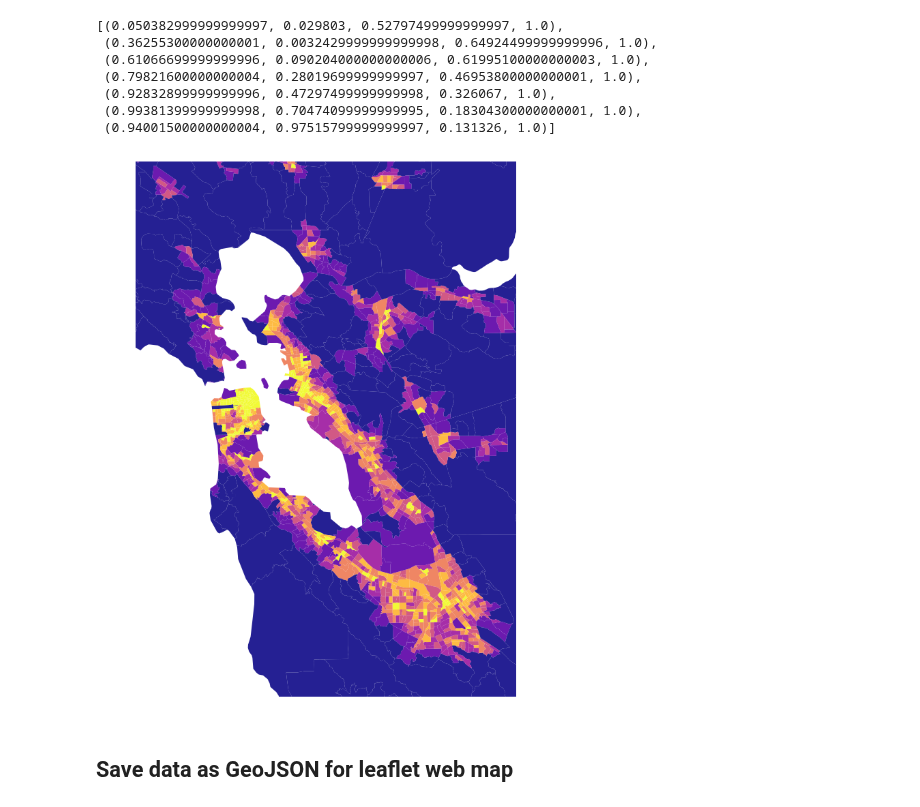
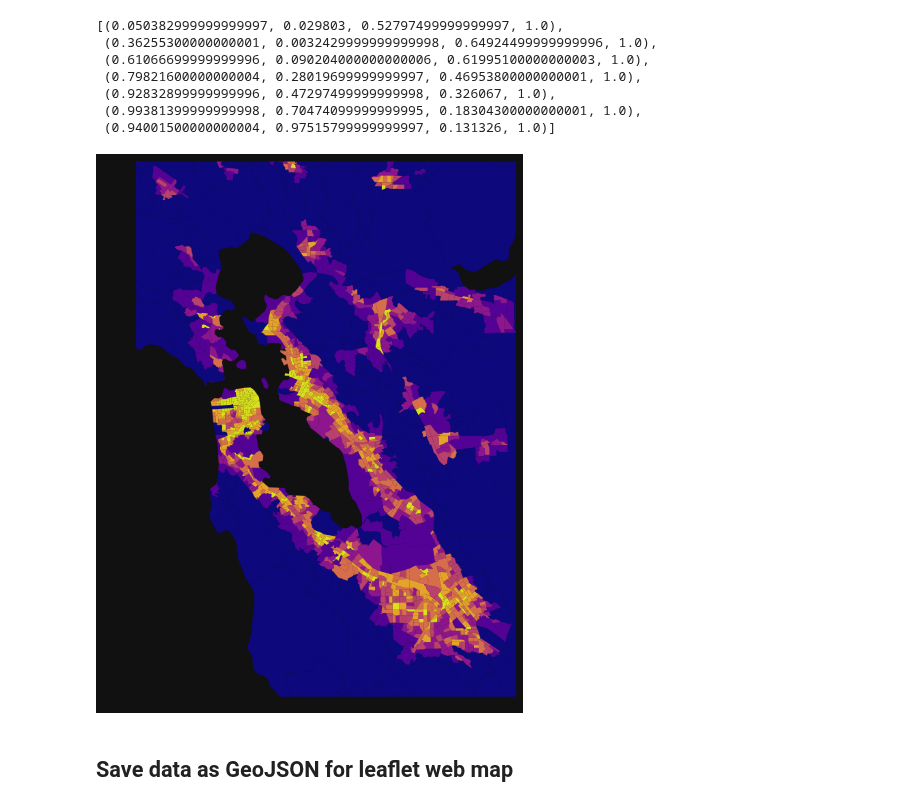
Before and after one commit to gboeing/data-visualization, a Jupyter notebook: daytime-population-density/daytime-density.ipynb, the cells around one changed output. Drawn from its saved outputs; the diff is of its cells as text; code cells hidden in the pictures.

```diff
--- a/daytime-population-density/daytime-density.ipynb
+++ b/daytime-population-density/daytime-density.ipynb
@@ -172,35 +172,35 @@ gdf['facecolor'] = gdf['bin'].astype(int).map(lambda x: bin_colors[x])
 # %%
 # set aspect ratio of plotting figure using custom projected unit boundaries
 width = 10
 left, bottom, right, top = (525000, 4110000, 615000, 4240000)
 ratio = (top-bottom)/(right-left)
-fig, ax = plt.subplots(figsize=(width, width*ratio))
+fig, ax = plt.subplots(figsize=(width, width*ratio), facecolor='#111111')
 
 # extract each polygon as a descartes patch, and add to a matplotlib patch collection...
 patches = []
 facecolors = []
 for _, row in gdf.iterrows():
     geometry = row['geometry']
     facecolor = row['facecolor']
     if isinstance(geometry, Polygon):
         patches.append(PolygonPatch(geometry))
         facecolors.append(facecolor)
     elif isinstance(geometry, MultiPolygon):
         for subpolygon in geometry: #if geometry is multipolygon, go through each constituent subpolygon
             patches.append(PolygonPatch(subpolygon))
             facecolors.append(facecolor)
 pc = PatchCollection(patches, facecolors=facecolors, linewidths=0, alpha=0.9)
 ax.add_collection(pc)
 
 # set the figure bounds
 ax.set_xlim((left, right))
 ax.set_ylim((bottom, top))
 
 ax.axis('off')
-fig.savefig(fname='map', dpi=100)
+fig.savefig(fname='map', facecolor=fig.get_facecolor(), dpi=100)
 plt.show()
 # %% [output]
-[figure, old version]
+[figure, new version]
 # %% [markdown]
 ## Save data as GeoJSON for leaflet web map
 # %%
```
Also changed, not shown: 1 other file.
